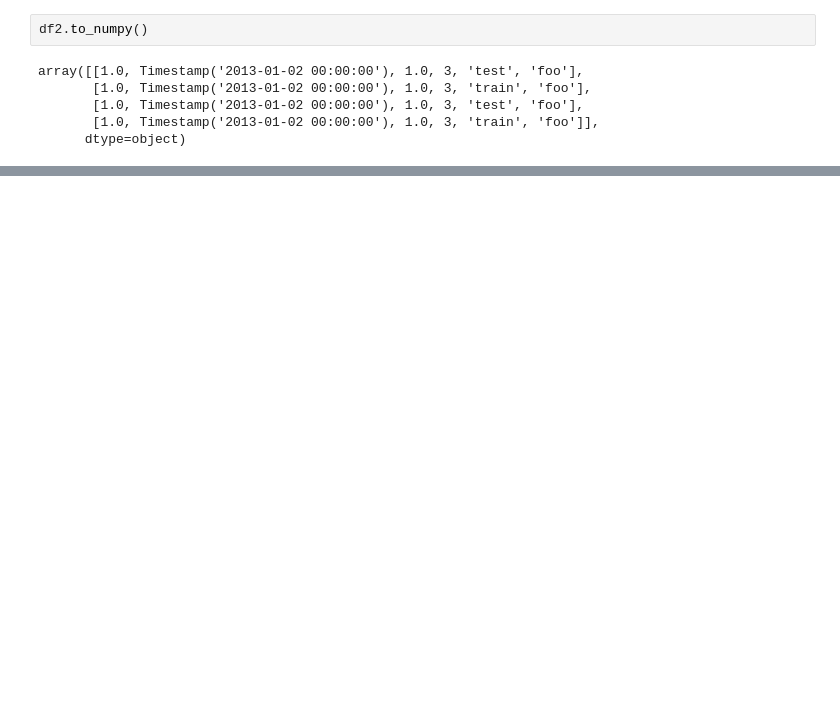
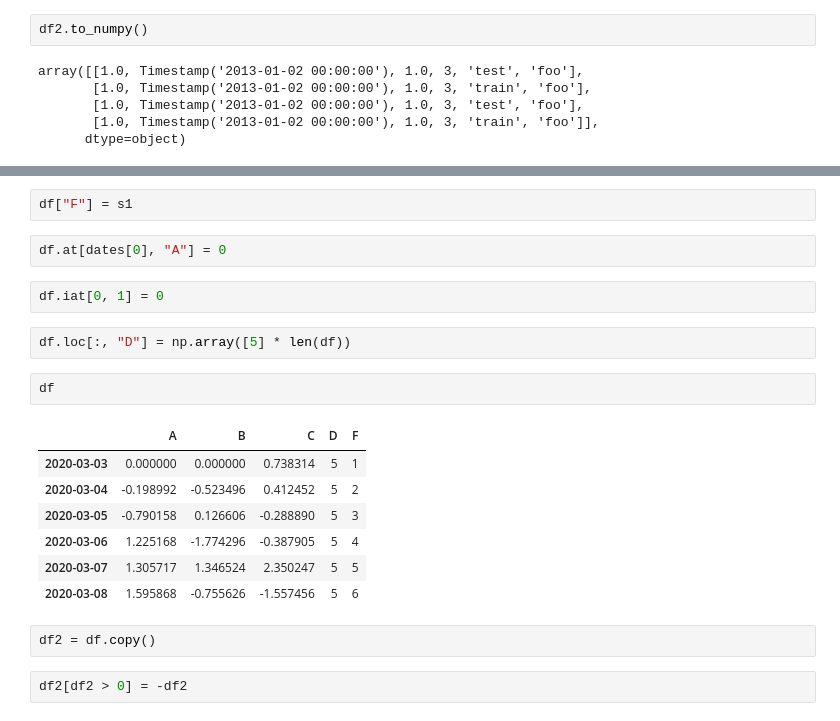
Before and after one commit to khalidpark/TIL-and-TIW, a Jupyter notebook: 10minutes_pandas/10minutes_pandas.ipynb, the cells around one changed output, grey strips where cells are left out. Saved outputs shown, nothing was run; the diff lists cells and outputs as text; blank space fills up the shorter version.

```diff
--- a/10minutes_pandas/10minutes_pandas.ipynb
+++ b/10minutes_pandas/10minutes_pandas.ipynb
@@ -144,0 +384,22 @@ df.T
+# %%
+df["F"] = s1
+# %%
+df.at[dates[0], "A"] = 0
+# %%
+df.iat[0, 1] = 0
+# %%
+df.loc[:, "D"] = np.array([5] * len(df))
+# %%
+df
+# %% [output]
+|  | A | B | C | D | F |
+| 2020-03-03 | 0.000000 | 0.000000 | 0.738314 | 5 | 1 |
+| 2020-03-04 | -0.198992 | -0.523496 | 0.412452 | 5 | 2 |
+| 2020-03-05 | -0.790158 | 0.126606 | -0.288890 | 5 | 3 |
+| 2020-03-06 | 1.225168 | -1.774296 | -0.387905 | 5 | 4 |
+| 2020-03-07 | 1.305717 | 1.346524 | 2.350247 | 5 | 5 |
+| 2020-03-08 | 1.595868 | -0.755626 | -1.557456 | 5 | 6 |
+# %%
+df2 = df.copy()
+# %%
+df2[df2 > 0] = -df2
```
Also changed, not shown: parts of 59 cells of this notebook.
